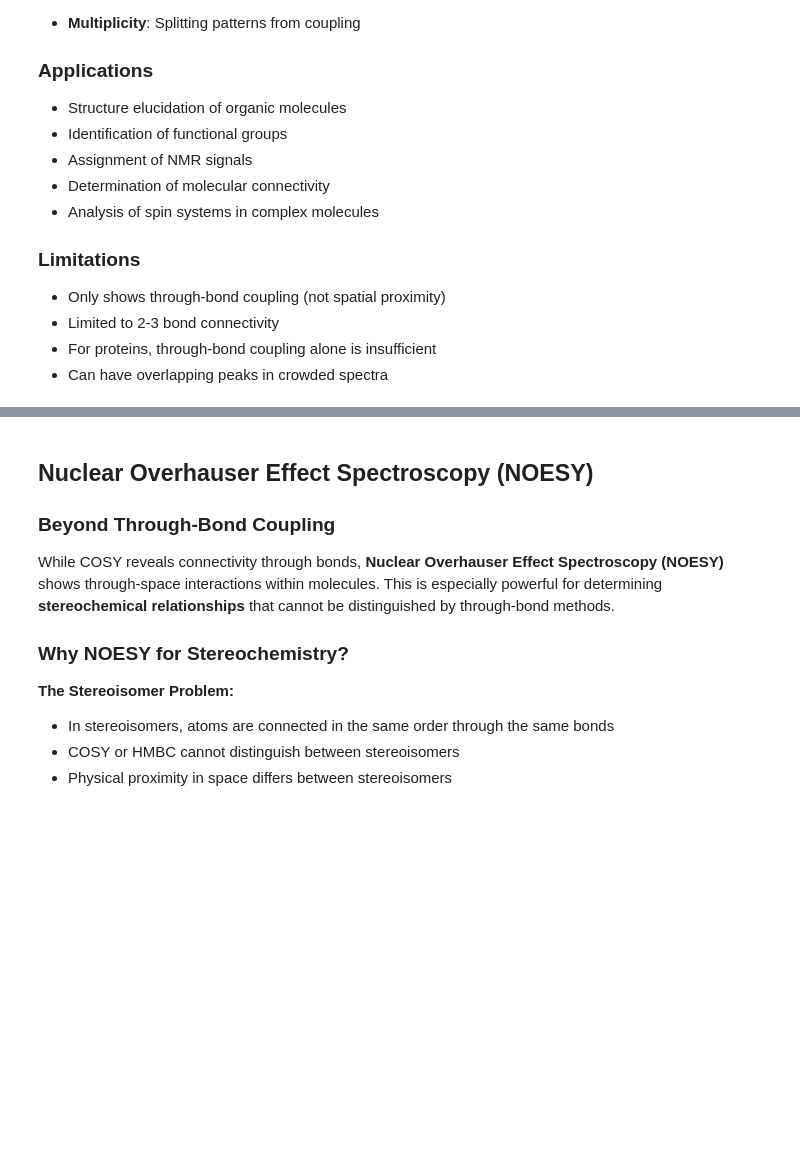
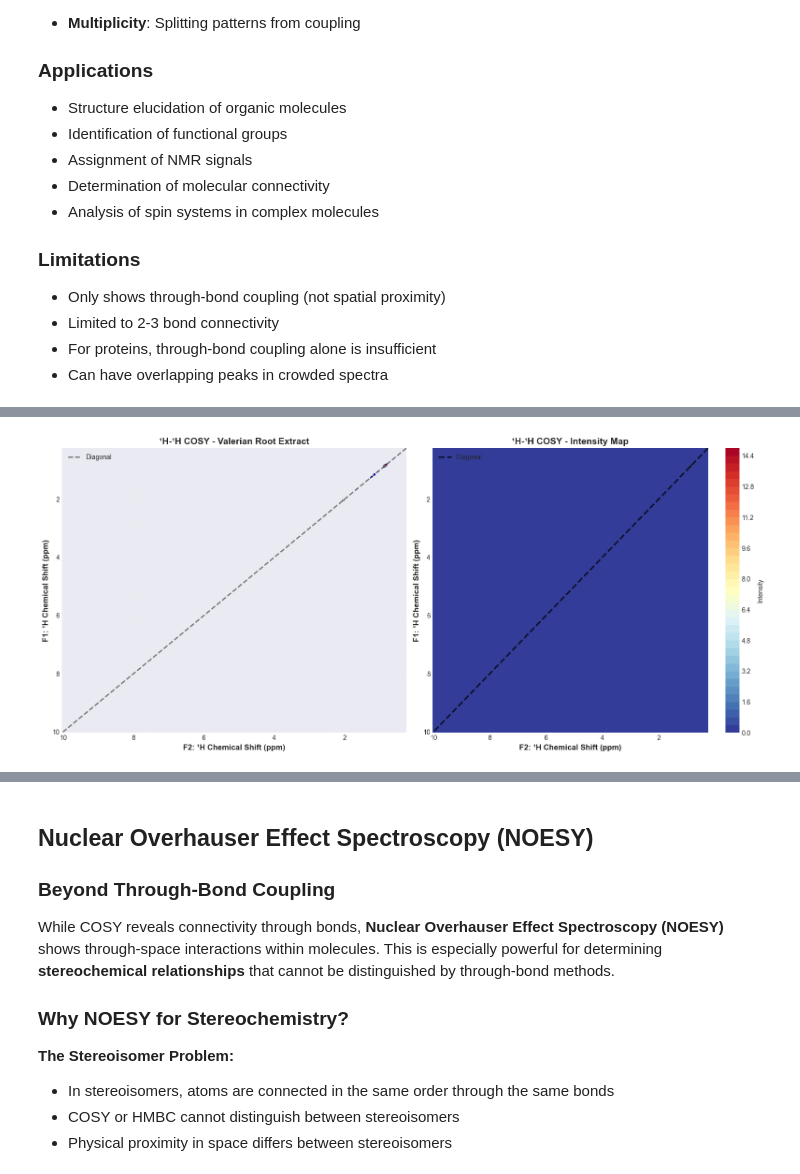
Before and after one commit to Quintinlf/NMR-Project, a Jupyter notebook: fall_semester_2025/2D_nmr.ipynb, the cells around one changed output, grey strips where cells are left out. Saved outputs shown, nothing was run; the diff lists cells and outputs as text; code cells hidden in the pictures; blank space fills up the shorter version.

Commit message:
fed the cosy and other data into the code so I can visualize and see it and whatnot

```diff
--- a/fall_semester_2025/2D_nmr.ipynb
+++ b/fall_semester_2025/2D_nmr.ipynb
@@ -435,0 +604,68 @@ print(f"\nSimulated {len(coupled_pairs)} coupled spin pairs")
+# %%
+# Plot COSY spectrum from real Valerian data
+
+fig, axes = plt.subplots(1, 2, figsize=(16, 7))
+
+# Left: Full COSY spectrum with contour plot
+ax1 = axes[0]
+# Set appropriate contour levels (adjust based on intensity distribution)
+max_intensity = cosy_data['intensity_grid'].max()
+levels = np.linspace(max_intensity * 0.05, max_intensity * 0.8, 25)
+
+contour1 = ax1.contour(cosy_data['f2_grid'], cosy_data['f1_grid'],
+                       cosy_data['intensity_grid'],
+                       levels=levels, cmap='jet', linewidths=1.2)
+
+# Add diagonal line
+f_min = min(cosy_data['f2'].min(), cosy_data['f1'].min())
+f_max = max(cosy_data['f2'].max(), cosy_data['f1'].max())
+ax1.plot([f_min, f_max], [f_min, f_max], 'k--', linewidth=2, alpha=0.5, label='Diagonal')
+
+ax1.set_xlabel('F2: ¹H Chemical Shift (ppm)', fontsize=12, fontweight='bold')
+ax1.set_ylabel('F1: ¹H Chemical Shift (ppm)', fontsize=12, fontweight='bold')
+ax1.set_title('¹H-¹H COSY - Valerian Root Extract', fontsize=14, fontweight='bold')
+ax1.invert_xaxis()
+ax1.invert_yaxis()
+ax1.grid(True, alpha=0.3, linestyle=':')
+ax1.legend(fontsize=10)
+
+# Right: Filled contour plot for better visualization
+ax2 = axes[1]
+contourf = ax2.contourf(cosy_data['f2_grid'], cosy_data['f1_grid'],
+                        cosy_data['intensity_grid'],
+                        levels=40, cmap='RdYlBu_r')
+ax2.contour(cosy_data['f2_grid'], cosy_data['f1_grid'],
+            cosy_data['intensity_grid'],
+            levels=levels, colors='black', linewidths=0.5, alpha=0.3)
+
+# Add diagonal
+ax2.plot([f_min, f_max], [f_min, f_max], 'k--', linewidth=2.5, alpha=0.7, label='Diagonal')
+
+ax2.set_xlabel('F2: ¹H Chemical Shift (ppm)', fontsize=12, fontweight='bold')
+ax2.set_ylabel('F1: ¹H Chemical Shift (ppm)', fontsize=12, fontweight='bold')
+ax2.set_title('¹H-¹H COSY - Intensity Map', fontsize=14, fontweight='bold')
+ax2.invert_xaxis()
+ax2.invert_yaxis()
+plt.colorbar(contourf, ax=ax2, label='Intensity')
+ax2.legend(fontsize=10)
+
+plt.tight_layout()
+plt.show()
+
+# Print analysis
+print("COSY Spectrum Analysis - Valerian Root")
+print("=" * 70)
+print(f"F1 range: {cosy_data['f1'].min():.2f} to {cosy_data['f1'].max():.2f} ppm")
+print(f"F2 range: {cosy_data['f2'].min():.2f} to {cosy_data['f2'].max():.2f} ppm")
+print(f"Max intensity: {max_intensity:.2e}")
+print("\nSpectrum Features:")
+print("  • Diagonal: All ¹H resonances (equivalent to 1D ¹H spectrum)")
+print("  • Cross peaks: ¹H-¹H correlations through J-coupling (2-3 bonds)")
+print("  • Symmetric: Cross peak at (δA, δB) mirrored at (δB, δA)")
+print("\nInterpretation Tips:")
+print("  • Follow cross peaks to trace spin systems")
+print("  • Aromatic region (6-8 ppm): Look for ortho/meta coupling patterns")
+print("  • Aliphatic region (0-4 ppm): CH₂-CH₂ and CH₃-CH₂ correlations")
+print("  • Complex natural product → multiple overlapping spin systems")
+# %% [output]
+[figure, added]
```
Also changed, not shown: parts of 21 cells of this notebook, 4 other files.
